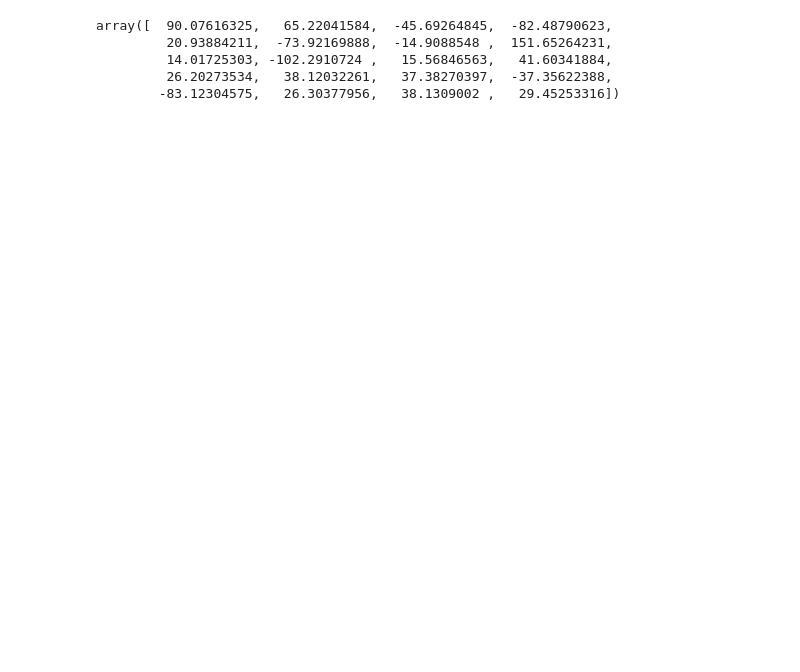
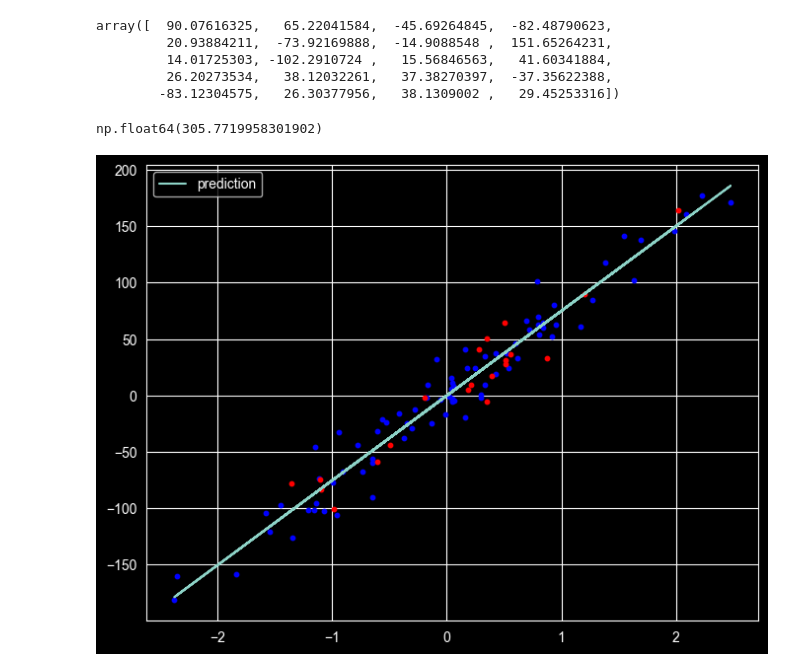
Before and after one commit to Xavierfied/Webevis-internship, a Jupyter notebook: linear_regression_scratch/learn.ipynb, the cells around one changed output. Cells and saved outputs as stored; diff of their text form; code cells hidden in the pictures; blank space fills up the shorter version.

Commit message:
Linear Regression train, test and error

```diff
--- a/linear_regression_scratch/learn.ipynb
+++ b/linear_regression_scratch/learn.ipynb
@@ -32,3 +35,19 @@ array([  90.07616325,   65.22041584,  -45.69264845,  -82.48790623,
          14.01725303, -102.2910724 ,   15.56846563,   41.60341884,
          26.20273534,   38.12032261,   37.38270397,  -37.35622388,
         -83.12304575,   26.30377956,   38.1309002 ,   29.45253316])
+# %%
+model.mse(y_test, predictions)
+# %% [output]
+np.float64(305.7719958301902)
+# %%
+y_pred_line = model.predict(X)
+
+fig = plt.figure(figsize=(8,6))
+m1 = plt.scatter(X_train, y_train, color="blue", s=10)
+m2 = plt.scatter(X_test, y_test, color="red", s=10)
+
+plt.plot(X, y_pred_line, label="prediction")
+plt.legend()
+plt.show()
+# %% [output]
+[figure, added]
```
Also changed, not shown: parts of 2 cells of this notebook, 1 other file.
